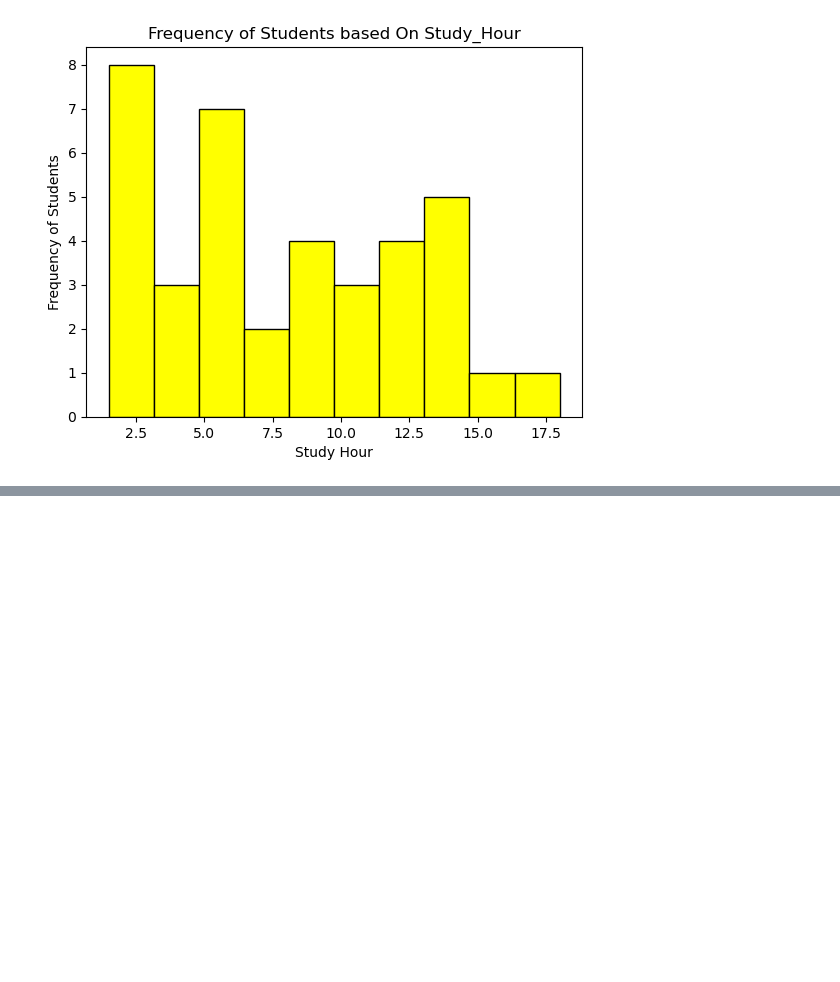
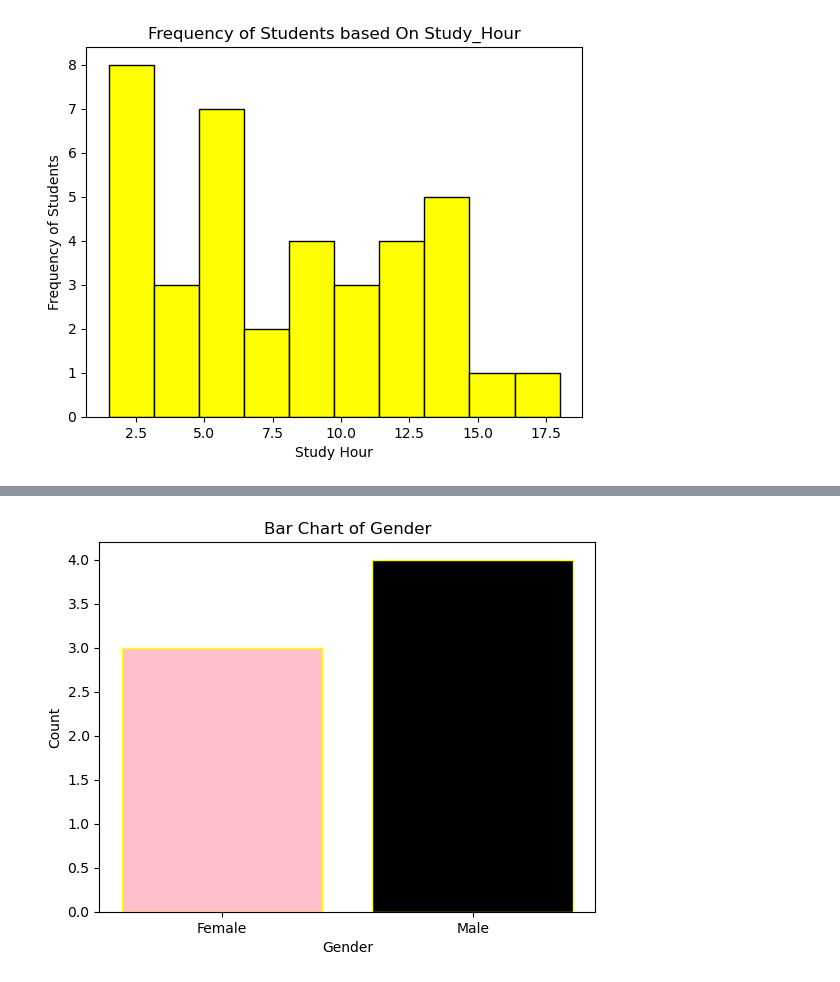
Before and after one commit to Dev-Maidul/Matplotlib, a Jupyter notebook: matplotlib.ipynb, the cells around one changed output, grey strips where cells are left out. Drawn from its saved outputs; the diff is of its cells as text; code cells hidden in the pictures; blank space fills up the shorter version.

Commit message:
learn bar chart

```diff
--- a/matplotlib.ipynb
+++ b/matplotlib.ipynb
@@ -167,0 +170,10 @@ plt.hist(students['Study_Hour'],color='yellow',edgecolor='black',bins=10)
+# %%
+data = {
+    'Student': [ 'B', 'C', 'D', 'E', 'F', 'G', 'H'],
+    'Gender': [ 'Male', 'Female', 'Male', 'Female', 'Male', 'Female', 'Male'],
+    'StudyHours': [ 2, 5, 3, 7, 4, 8, 1],
+    'Attendance': [ 60, 88, 70, 95, 80, 98, 55],
+    'Grade': [ 'Fail', 'Pass', 'Fail', 'Pass', 'Pass', 'Pass', 'Fail']
+}
+df=pd.DataFrame(data)
+df
@@ -167,0 +189,11 @@ plt.hist(students['Study_Hour'],color='yellow',edgecolor='black',bins=10)
+# %%
+# gender wise
+gender=df.groupby('Gender').size()
+plt.xlabel("Gender")
+plt.ylabel("Count")
+plt.title("Bar Chart of Gender")
+
+plt.bar(gender.index,gender.values,color=['pink','black'],edgecolor='yellow')
+plt.show()
+# %% [output]
+[figure, added]
```
Also changed, not shown: parts of 5 cells of this notebook, 1 other file.
